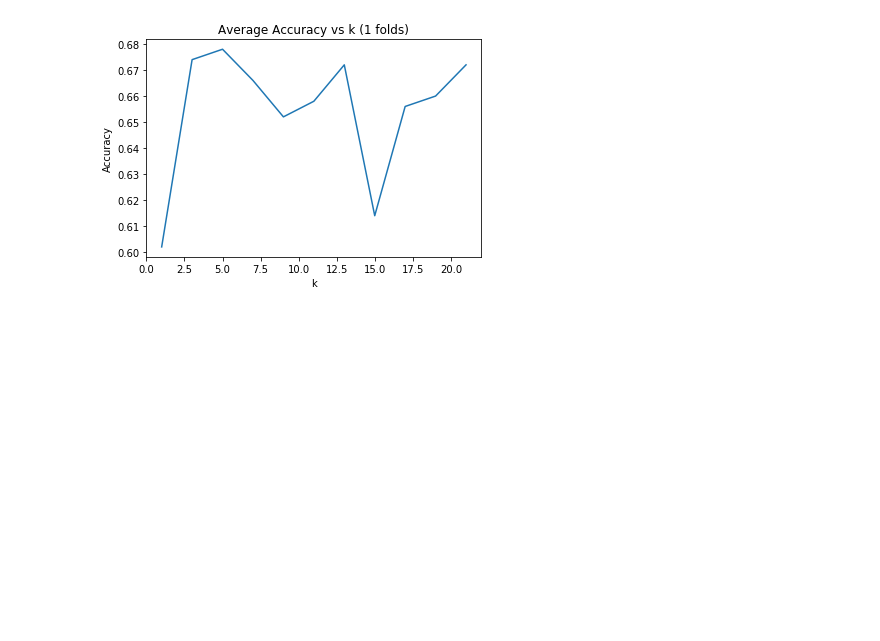
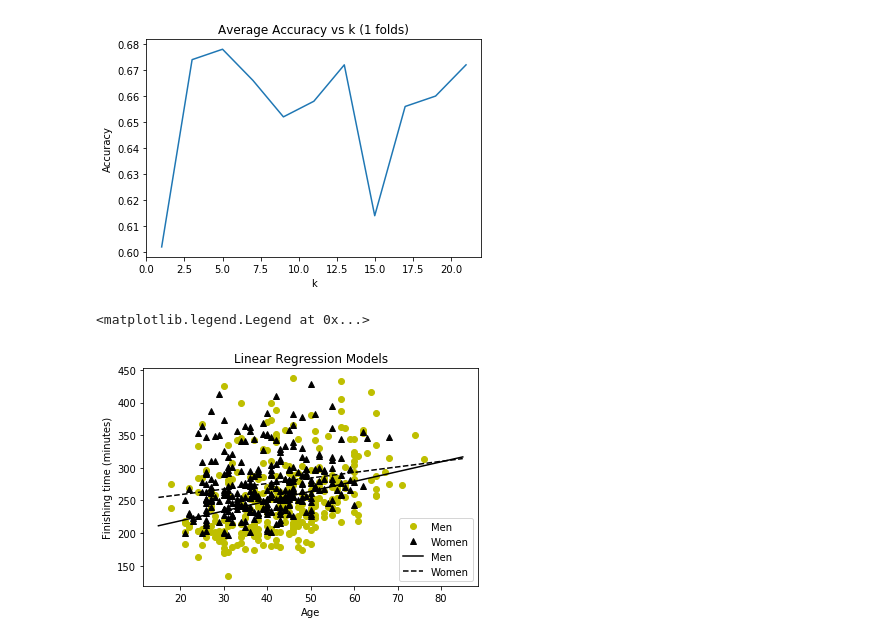
Before and after one commit to hayo0914/ICPP, a Jupyter notebook: 24-Classification.ipynb, the cells around one changed output. Saved outputs shown, nothing was run; the diff lists cells and outputs as text; code cells hidden in the pictures; blank space fills up the shorter version.

```diff
--- a/24-Classification.ipynb
+++ b/24-Classification.ipynb
@@ -276,3 +276,45 @@ def findK(training, minK, maxK, numFolds, label):
 findK(training, 1, 21, 1, 'M')
 # %% [output]
 [figure]
+# %%
+"""
+回帰をもとにした分類器
+トレーニングデータを使い, 男性と女性用のモデルを作る
+"""
+# 男性, 女性別にトレーニングデータセットを作る
+ageM, ageW, timeM, timeW = [], [], [], []
+for e in training:
+    if e.getLabel() == 'M':
+        ageM.append(e.getAge())
+        timeM.append(e.getTime())
+    else:
+        ageW.append(e.getAge())
+        timeW.append(e.getTime())
+# プロットを見やすくするためにダウンサンプルをする
+ages, times = [], []
+for i in random.sample(range(len(ageM)), 300):
+    ages.append(ageM[i])
+    times.append(timeM[i])
+# 標本の散布図を作成する
+pylab.plot(ages, times, 'yo', markersize = 6, label = 'Men')
+ages, times = [], []
+for i in random.sample(range(len(ageW)), 300):
+    ages.append(ageW[i])
+    times.append(timeW[i])
+pylab.plot(ages, times, 'k^', markersize = 6, label = 'Women')
+# 2つの, 1次線形回帰モデルを学習する
+mModel = pylab.polyfit(ageM, timeM, 1)
+fModel = pylab.polyfit(ageW, timeW, 1)
+# モデルに対応した直線をプロットする
+xmin, xmax = 15, 85
+pylab.plot((xmin, xmax), (pylab.polyval(mModel, (xmin, xmax))),
+            'k', label = 'Men')
+pylab.plot((xmin, xmax), (pylab.polyval(fModel, (xmin, xmax))),
+            'k--', label = 'Women')
+pylab.title('Linear Regression Models')
+pylab.xlabel('Age')
+pylab.ylabel('Finishing time (minutes)')
+pylab.legend()
+# %% [output]
+<matplotlib.legend.Legend at 0x...>
+[figure, added]
```
Also changed, not shown: parts of 1 cell of this notebook.
